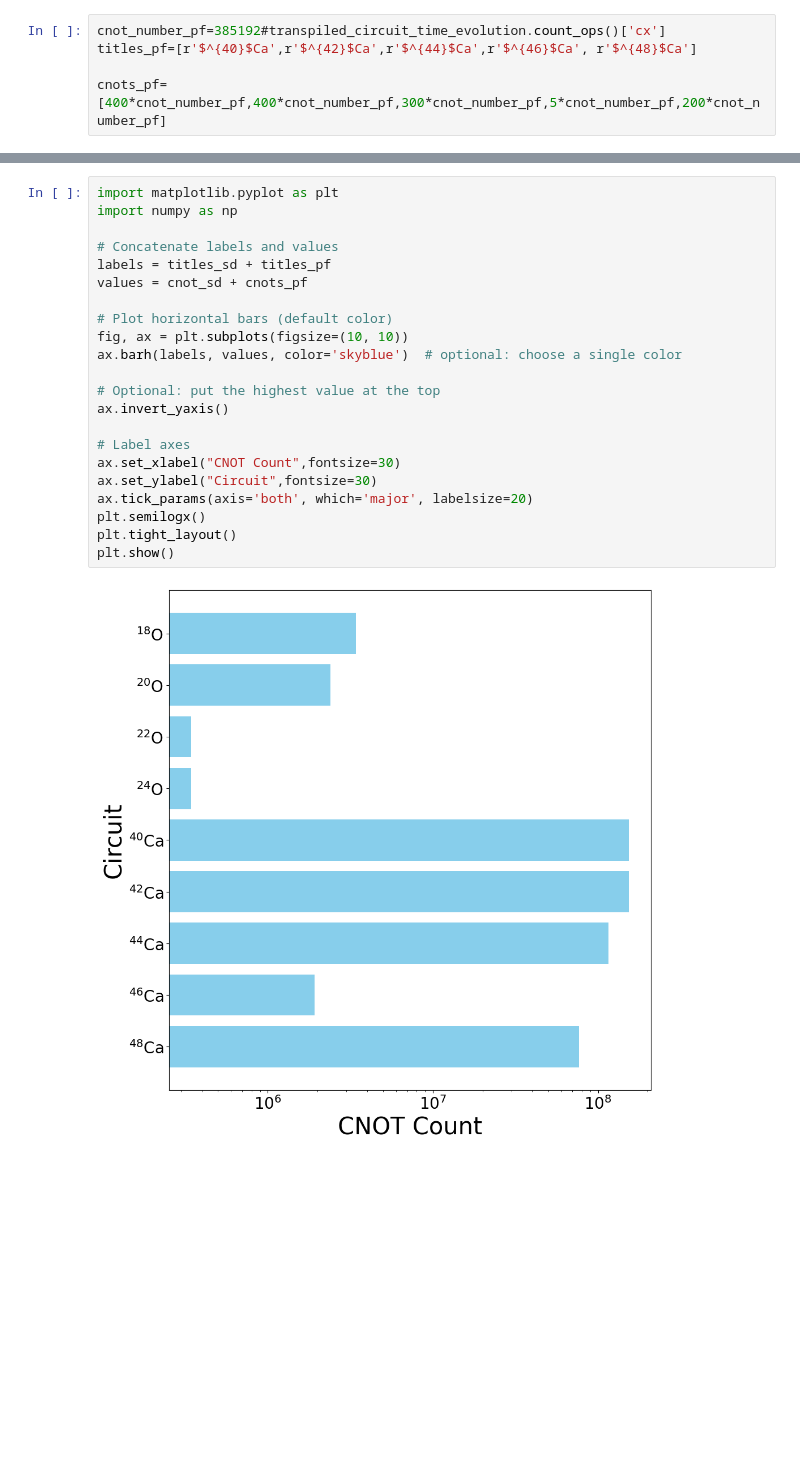
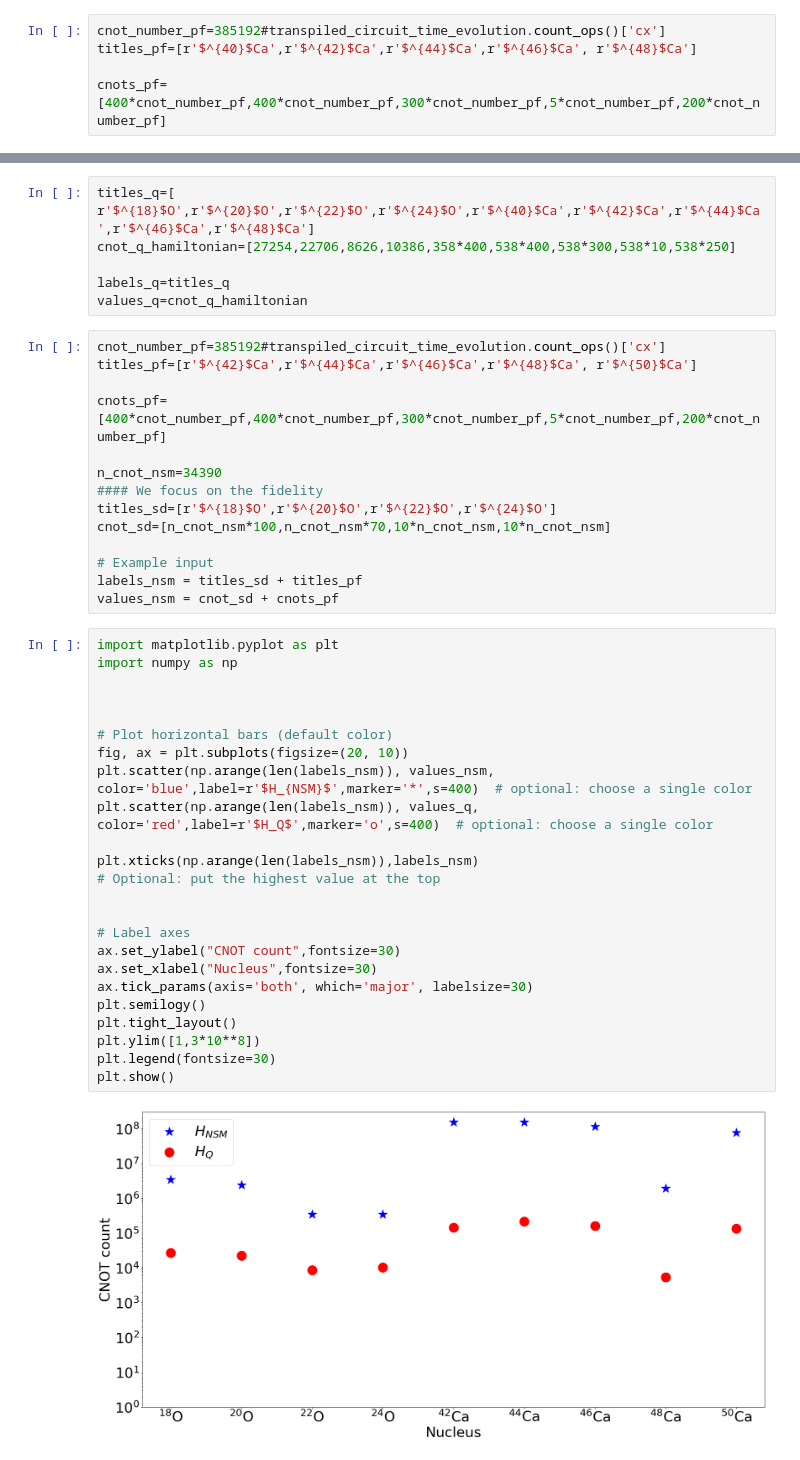
Before and after one commit to emacosta95/2nd_qa4nsm, a Jupyter notebook: TestingComputationalComplexity.ipynb, the cells around one changed output, grey strips where cells are left out. Saved outputs shown, nothing was run; the diff lists cells and outputs as text; blank space fills up the shorter version.

Commit message:
implement counting cnot

```diff
--- a/TestingComputationalComplexity.ipynb
+++ b/TestingComputationalComplexity.ipynb
@@ -1031,24 +997,46 @@ plt.show()
+# %%
+titles_q=[ r'$^{18}$O',r'$^{20}$O',r'$^{22}$O',r'$^{24}$O',r'$^{40}$Ca',r'$^{42}$Ca',r'$^{44}$Ca',r'$^{46}$Ca',r'$^{48}$Ca']
+cnot_q_hamiltonian=[27254,22706,8626,10386,358*400,538*400,538*300,538*10,538*250]
+
+labels_q=titles_q
+values_q=cnot_q_hamiltonian
+# %%
+cnot_number_pf=385192#transpiled_circuit_time_evolution.count_ops()['cx']
+titles_pf=[r'$^{42}$Ca',r'$^{44}$Ca',r'$^{46}$Ca',r'$^{48}$Ca', r'$^{50}$Ca']
+
+cnots_pf=[400*cnot_number_pf,400*cnot_number_pf,300*cnot_number_pf,5*cnot_number_pf,200*cnot_number_pf]
+
+n_cnot_nsm=34390
+#### We focus on the fidelity
+titles_sd=[r'$^{18}$O',r'$^{20}$O',r'$^{22}$O',r'$^{24}$O']
+cnot_sd=[n_cnot_nsm*100,n_cnot_nsm*70,10*n_cnot_nsm,10*n_cnot_nsm]
+
+# Example input
+labels_nsm = titles_sd + titles_pf
+values_nsm = cnot_sd + cnots_pf
 # %%
 import matplotlib.pyplot as plt
 import numpy as np
 
-# Concatenate labels and values
-labels = titles_sd + titles_pf
-values = cnot_sd + cnots_pf
+
 
 # Plot horizontal bars (default color)
-fig, ax = plt.subplots(figsize=(10, 10))
-ax.barh(labels, values, color='skyblue')  # optional: choose a single color
+fig, ax = plt.subplots(figsize=(20, 10))
+plt.scatter(np.arange(len(labels_nsm)), values_nsm, color='blue',label=r'$H_{NSM}$',marker='*',s=400)  # optional: choose a single color
+plt.scatter(np.arange(len(labels_nsm)), values_q, color='red',label=r'$H_Q$',marker='o',s=400)  # optional: choose a single color
 
+plt.xticks(np.arange(len(labels_nsm)),labels_nsm)
 # Optional: put the highest value at the top
-ax.invert_yaxis()
+
 
 # Label axes
-ax.set_xlabel("CNOT Count",fontsize=30)
-ax.set_ylabel("Circuit",fontsize=30)
-ax.tick_params(axis='both', which='major', labelsize=20)
-plt.semilogx()
+ax.set_ylabel("CNOT count",fontsize=30)
+ax.set_xlabel("Nucleus",fontsize=30)
+ax.tick_params(axis='both', which='major', labelsize=30)
+plt.semilogy()
 plt.tight_layout()
+plt.ylim([1,3*10**8])
+plt.legend(fontsize=30)
 plt.show()
 # %% [output]
-[figure, old version]
+[figure, new version]
```
Also changed, not shown: parts of 17 cells of this notebook, 7 other files.
